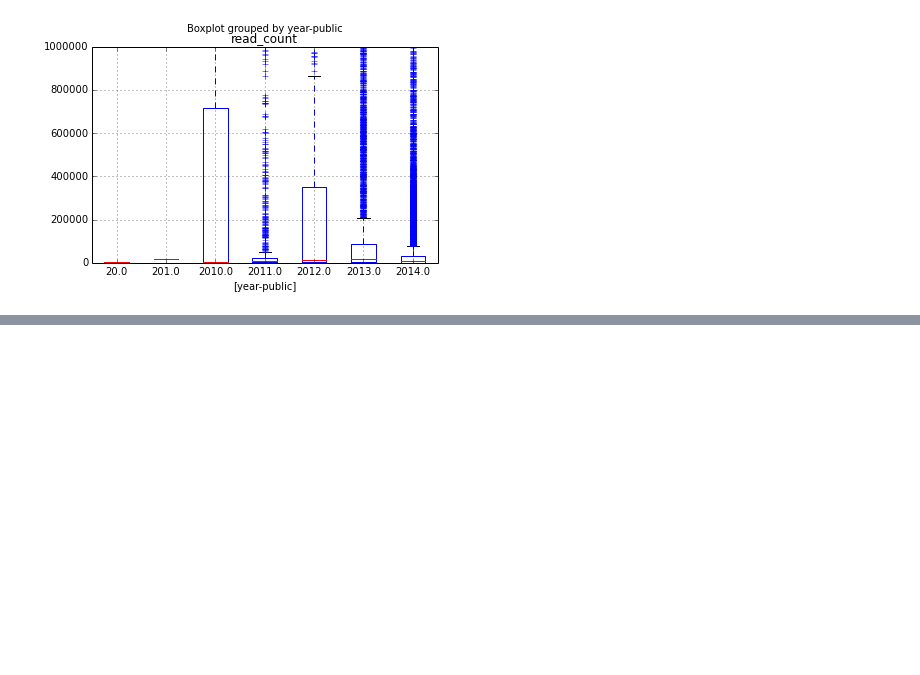
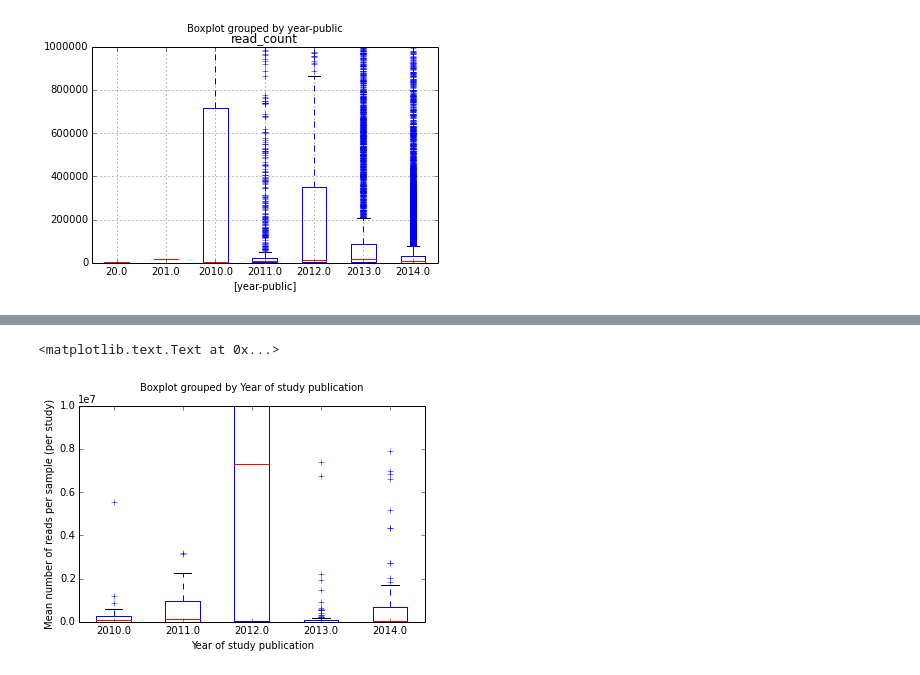
Before and after one commit to gregcaporaso/sketchbook, a Jupyter notebook: 2014.06.25-ebi-rest/notes.ipynb, the cells around one changed output, grey strips where cells are left out. Drawn from its saved outputs; the diff is of its cells as text; code cells hidden in the pictures; blank space fills up the shorter version.

```diff
--- a/2014.06.25-ebi-rest/notes.ipynb
+++ b/2014.06.25-ebi-rest/notes.ipynb
@@ -128,0 +146,9 @@ df.to_csv('read_count_by_sample.csv')
+# %%
+ax = s.T.boxplot(column="Mean number of reads per sample (per study)", by="Year of study publication", grid=False)
+ax.set_ylim(0, 10000000)
+ax.set_xlabel("Year of study publication")
+ax.set_title("")
+ax.set_ylabel("Mean number of reads per sample (per study)")
+# %% [output]
+<matplotlib.text.Text at 0x...>
+[figure, added]
```
Also changed, not shown: parts of 10 cells of this notebook, 1 other file.
